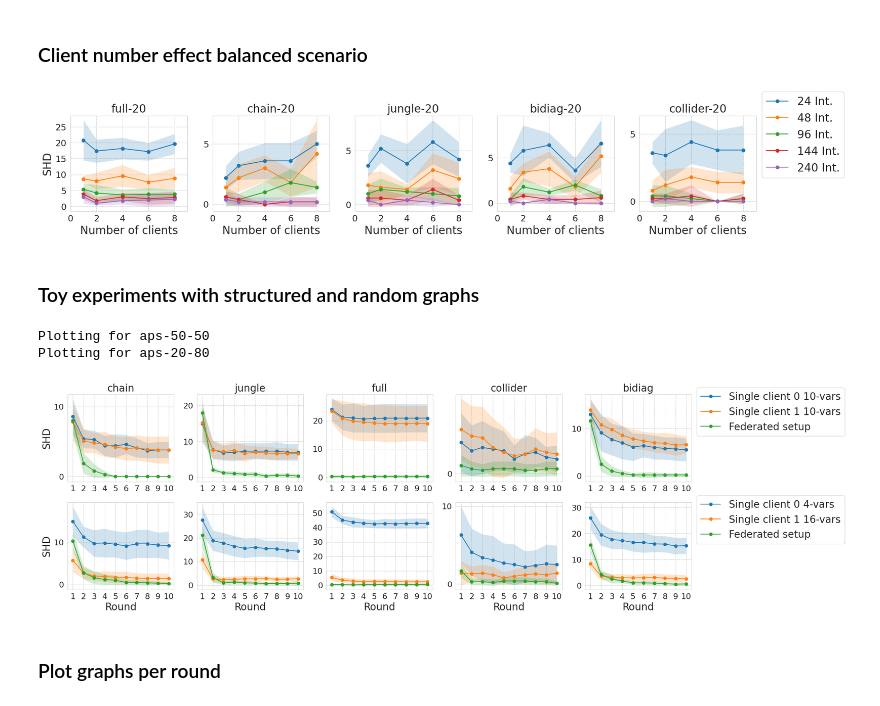
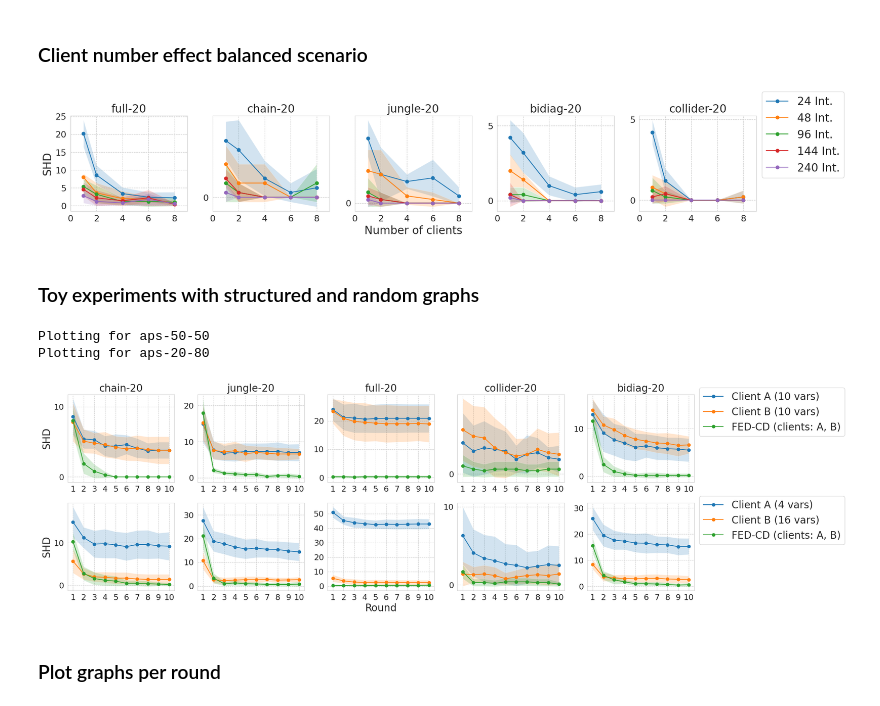
Before and after one commit to aminabyaneh/fed-cdi, a Jupyter notebook: federated/cluster/cluster_results_pr.ipynb, the cells around one changed output. Drawn from its saved outputs; the diff is of its cells as text; code cells hidden in the pictures.

Commit message:
Update to plot tools, and link to exp data

```diff
--- a/federated/cluster/cluster_results_pr.ipynb
+++ b/federated/cluster/cluster_results_pr.ipynb
@@ -70,7 +70,7 @@ def plot_cluster_experiments_subplots(axs, subplot_idx, num_experiments, repeat_
                                        alpha=0.2)
 
             axs[row, 0].set_ylabel(plot_metric, fontsize=20)
-            axs[n_row - 1, col].set_xlabel('Round', fontsize=20)
+            axs[n_row - 1, 2].set_xlabel('Round', fontsize=20)
             axs[row, col].set_xlim([0.5, 10.5])
 
             axs[row, col].tick_params(axis='x', labelsize=16)
@@ -101,7 +101,7 @@ edge_probs = [0.1, 0.2, 0.4, 0.6, 0.8]
 graphs = graph_types if experiment_graphs == "str" else edge_probs
 title = "" if experiment_graphs == "str" else "Edge prob.: "
 
-labels = [f'Single client', 'Federated setup', "Centralized"]
+labels = [f'Isolated (1-client)', 'FED-CD (2-clients)', "Centralized"]
 
 parent_folder_name = 'balanced_str' if experiment_graphs == "str" else "balanced_rnd"
 specifiers = [1, 4]
@@ -142,7 +142,7 @@ parent_folder_name = 'balanced_str'
 specifiers = [1, 2, 3, 4, 5, 6, 7, 8, 9, 10]
 int_samples_others = [2, 4, 6, 8, 10, 12, 14, 16, 18, 20]
 full_samples = (2 * np.array(int_samples_others)).astype(int)
-labels = [f'Single client', 'Federated setup', "Centralized"]
+labels = [f'Isolated (1-client)', 'FED-CD (2-clients)', "Centralized"]
 
 n_row = 1
 n_col = len(graphs)
@@ -183,7 +183,7 @@ for col, graph in enumerate(graphs):
                                alpha=0.25)
 
         axs[0].set_ylabel("SHD", fontsize=20)
-        axs[col].set_xlabel('Int. samples', fontsize=20)
+        axs[2].set_xlabel('Int. samples', fontsize=20)
 
         start_x, end_x = axs[col].get_xlim()
         start_y, end_y = axs[col].get_ylim()
@@ -260,7 +260,7 @@ for col, graph in enumerate(graphs):
                                alpha=0.25)
 
         axs[0].set_ylabel("SHD", fontsize=14)
-        axs[col].set_xlabel('Int. samples', fontsize=20)
+        axs[2].set_xlabel('Int. samples', fontsize=20)
 
         start_x, end_x = axs[col].get_xlim()
         start_y, end_y = axs[col].get_ylim()
@@ -290,7 +290,7 @@ num_vars = 20
 graph_types = ["full", "chain", "jungle", "bidiag", "collider"]
 edge_probs = [0.1, 0.2, 0.4, 0.6, 0.8]
 experiment_graphs = "str"
-division_type = "DIV" # or NODIV
+division_type = "NODIV" # or NODIV
 
 # Build experiments info
 graphs = graph_types if experiment_graphs == "str" else edge_probs
@@ -312,7 +312,7 @@ for col, graph in enumerate(graphs):
     axs[col].set_title(f'{graph}-20', fontsize=20)
 
     for int_sample in int_samples:
-        exps_folder_name = f'ClientSweepDiv-{graph}-{num_vars}-{int_sample}'
+        exps_folder_name = f'ClientSweep-{graph}-{num_vars}-{int_sample}'
 
         shd_per_numclients = list()
         for rep_idx in range(repeat_count):
@@ -327,35 +327,35 @@ for col, graph in enumerate(graphs):
 
                 shd_per_rounds = retrieve_federated_data(results_dict, "SHD", "round_metrics")
                 shd_per_clients.append(shd_per_rounds[-1])
 
             shd_per_numclients.append(shd_per_clients)
 
         shd_per_numclients_avg = np.mean(np.asarray(shd_per_numclients), axis=0)
         shd_per_numclients_std = np.std(np.asarray(shd_per_numclients), axis=0)
 
         axs[col].plot(ref_num_clients, shd_per_numclients_avg, label=f'{int_sample} Int.',
                       linestyle='solid', marker='o')
         axs[col].fill_between(ref_num_clients, shd_per_numclients_avg - shd_per_numclients_std,
                               (shd_per_numclients_avg +  shd_per_numclients_std),
                                alpha=0.2)
 
         axs[0].set_ylabel("SHD", fontsize=20)
-        axs[col].set_xlabel('Number of clients', fontsize=20)
+        axs[2].set_xlabel('Number of clients', fontsize=20)
         axs[col].set_xlim([0, 9])
 
         start, end = axs[col].get_ylim()
         axs[col].yaxis.set_ticks(np.arange(0, end, 5).astype(int))
         axs[col].xaxis.set_ticks(np.arange(0, 10, 2).astype(int))
 
         axs[col].tick_params(axis='x', labelsize=16)
         axs[col].tick_params(axis='y', labelsize=16)
 
 axs[n_col - 1].legend(loc='center left', bbox_to_anchor=(1.0, 0.8), prop={'size': 20})
 
 plt.savefig(f'client_sweep_balanced_agg_shd_per_clients_{experiment_graphs}_{division_type}.png', bbox_inches='tight')
 plt.show()
 # %% [output]
-[figure, old version]
+[figure, new version]
 # %% [markdown]
 ### Toy experiments with structured and random graphs
 # %%
@@ -377,12 +377,12 @@ edge_probs = [0.2, 0.4, 0.6, 0.8, 1.0]
 graphs = graph_types if experiment_graphs == "str" else edge_probs
 title = "" if experiment_graphs == "str" else "Edge prob.: "
 
-intervention_labels = [[f'Single client 0 {int((50 / 100) * num_vars)}-vars',
-                        f'Single client 1 {int((50 / 100) * num_vars)}-vars',
-                        "Federated setup"],
-                       [f'Single client 0 {int((20 / 100) * num_vars)}-vars',
-                        f'Single client 1 {int((80 / 100) * num_vars)}-vars',
-                        "Federated setup"]]
+intervention_labels = [[f'Client A ({int((50 / 100) * num_vars)} vars)',
+                        f'Client B ({int((50 / 100) * num_vars)} vars)',
+                        "FED-CD (clients: A, B)"],
+                       [f'Client A ({int((20 / 100) * num_vars)} vars)',
+                        f'Client B ({int((80 / 100) * num_vars)} vars)',
+                        "FED-CD (clients: A, B)"]]
 
 n_row = len(splits)
 n_col = len(graphs)
@@ -393,7 +393,7 @@ fig.tight_layout(h_pad=2, w_pad=1.5)
 for row, specifier in enumerate(specifiers):
     print(f'Plotting for {specifier}')
     for col, graph in enumerate(graphs):
-        axs[0, col].set_title(f'{title}{graph}', fontsize=20)
+        axs[0, col].set_title(f'{title}{graph}-{num_vars}', fontsize=20)
         exps_folder_name = f'ToySetup-{graph}-{num_vars}-{specifier}'
         plot_cluster_experiments_subplots(axs, (row, col), num_experiments, repeat_count,
                                           intervention_labels[row], parent_folder_name,
@@ -407,7 +407,7 @@ plt.show()
 # %% [output]
 Plotting for aps-50-50
 Plotting for aps-20-80
-[figure, old version]
+[figure, new version]
 # %% [markdown]
 ### Plot graphs per round
 # %%
```
Also changed, not shown: parts of 5 cells of this notebook, 12 other files.
